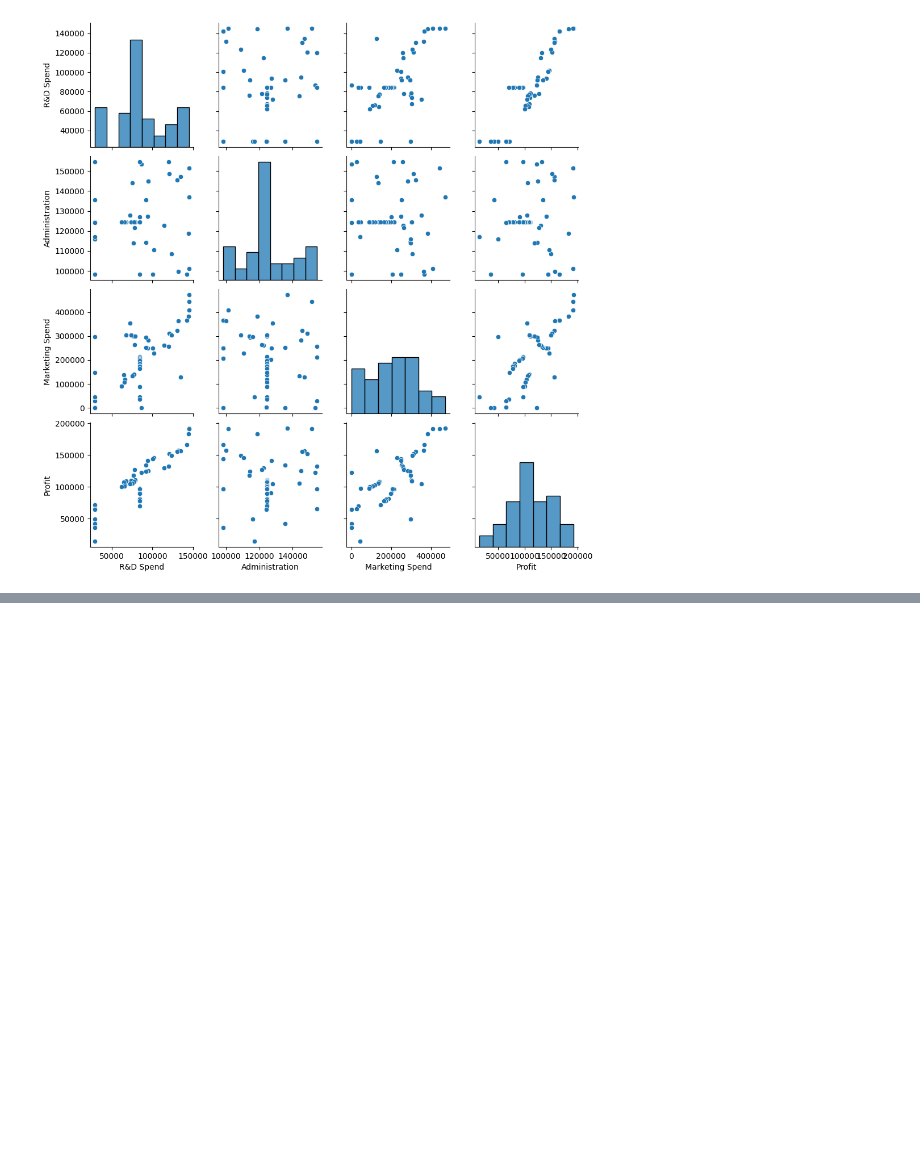
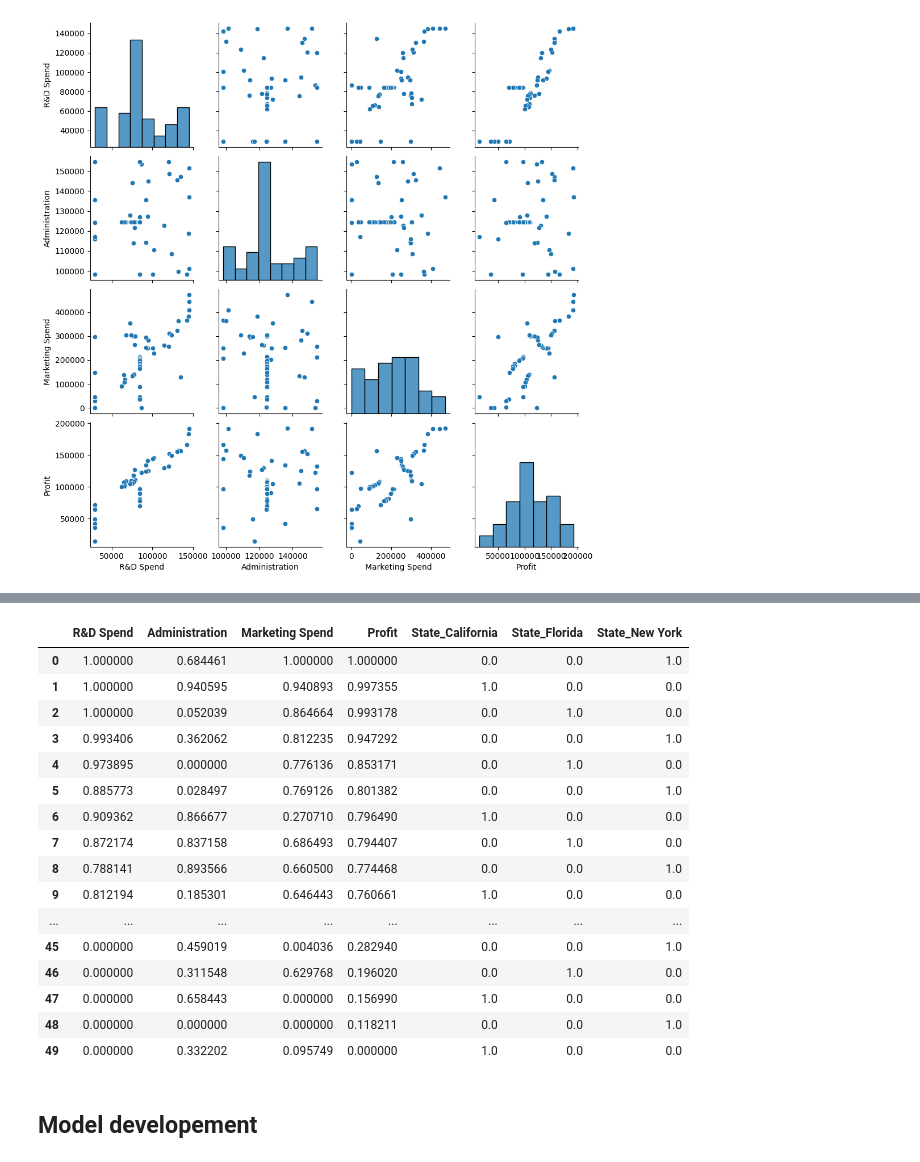
Before and after one commit to devroopsaha744/MLCOE-TASK-2, a Jupyter notebook: MLCOE_task_2_Regression_Task.ipynb, the cells around one changed output, grey strips where cells are left out. Drawn from its saved outputs; the diff is of its cells as text; code cells hidden in the pictures; blank space fills up the shorter version.

```diff
--- a/MLCOE_task_2_Regression_Task.ipynb
+++ b/MLCOE_task_2_Regression_Task.ipynb
@@ -147,0 +194,25 @@ sns.pairplot(df)
+# %%
+from sklearn.preprocessing import MinMaxScaler
+scl = MinMaxScaler()
+scl_df =scl.fit_transform(df)
+scl_df = pd.DataFrame(scl_df, columns = df.columns)
+# %%
+scl_df
+# %% [output]
+|  | R&D Spend | Administration | Marketing Spend | Profit | State_California | State_Florida | State_New York |
+| 0 | 1.000000 | 0.684461 | 1.000000 | 1.000000 | 0.0 | 0.0 | 1.0 |
+| 1 | 1.000000 | 0.940595 | 0.940893 | 0.997355 | 1.0 | 0.0 | 0.0 |
+| 2 | 1.000000 | 0.052039 | 0.864664 | 0.993178 | 0.0 | 1.0 | 0.0 |
+| 3 | 0.993406 | 0.362062 | 0.812235 | 0.947292 | 0.0 | 0.0 | 1.0 |
+| 4 | 0.973895 | 0.000000 | 0.776136 | 0.853171 | 0.0 | 1.0 | 0.0 |
+| 5 | 0.885773 | 0.028497 | 0.769126 | 0.801382 | 0.0 | 0.0 | 1.0 |
+| 6 | 0.909362 | 0.866677 | 0.270710 | 0.796490 | 1.0 | 0.0 | 0.0 |
+| 7 | 0.872174 | 0.837158 | 0.686493 | 0.794407 | 0.0 | 1.0 | 0.0 |
+| 8 | 0.788141 | 0.893566 | 0.660500 | 0.774468 | 0.0 | 0.0 | 1.0 |
+| 9 | 0.812194 | 0.185301 | 0.646443 | 0.760661 | 1.0 | 0.0 | 0.0 |
+| ... | ... | ... | ... | ... | ... | ... | ... |
+| 45 | 0.000000 | 0.459019 | 0.004036 | 0.282940 | 0.0 | 0.0 | 1.0 |
+| 46 | 0.000000 | 0.311548 | 0.629768 | 0.196020 | 0.0 | 1.0 | 0.0 |
+| 47 | 0.000000 | 0.658443 | 0.000000 | 0.156990 | 1.0 | 0.0 | 0.0 |
+| 48 | 0.000000 | 0.000000 | 0.000000 | 0.118211 | 0.0 | 0.0 | 1.0 |
+| 49 | 0.000000 | 0.332202 | 0.095749 | 0.000000 | 1.0 | 0.0 | 0.0 |
@@ -147,0 +224,2 @@ sns.pairplot(df)
+# %% [markdown]
+## **Model developement**
```
Also changed, not shown: parts of 15 cells of this notebook.
